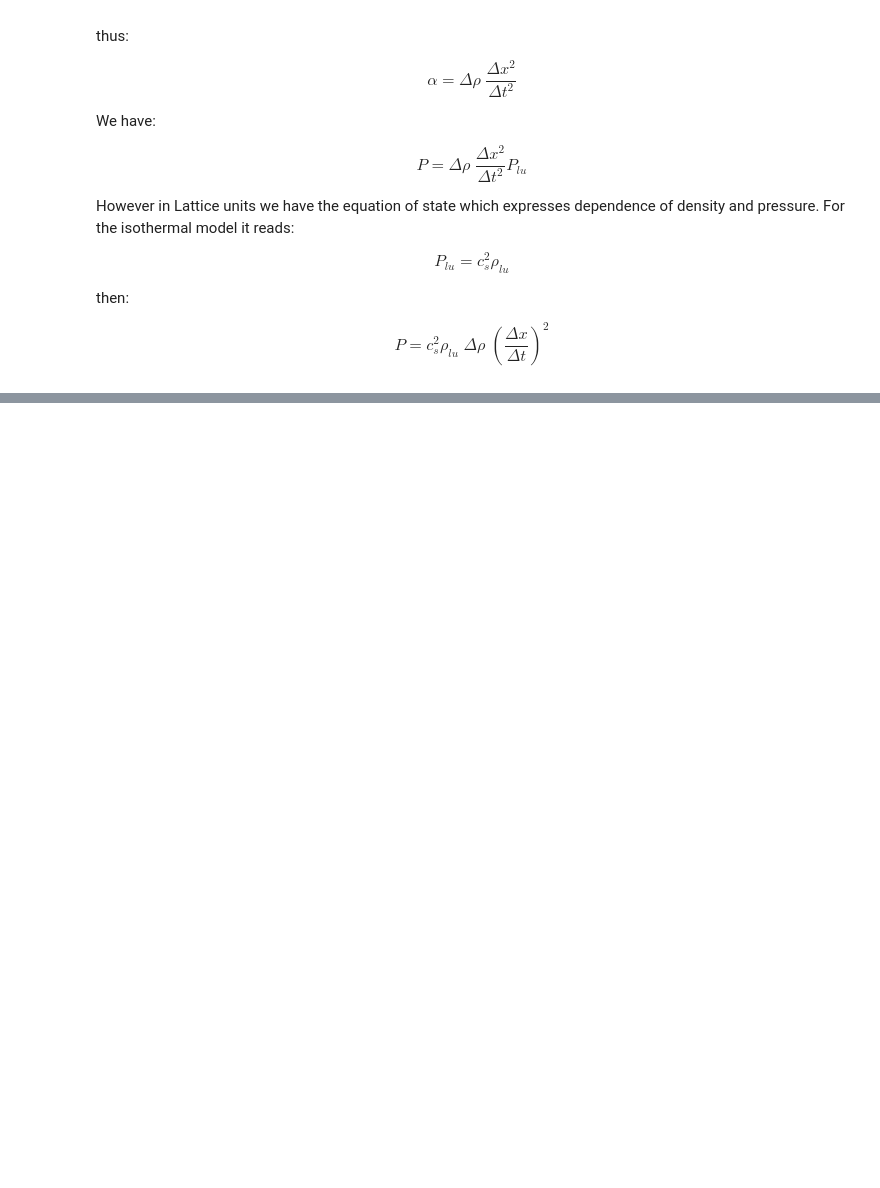
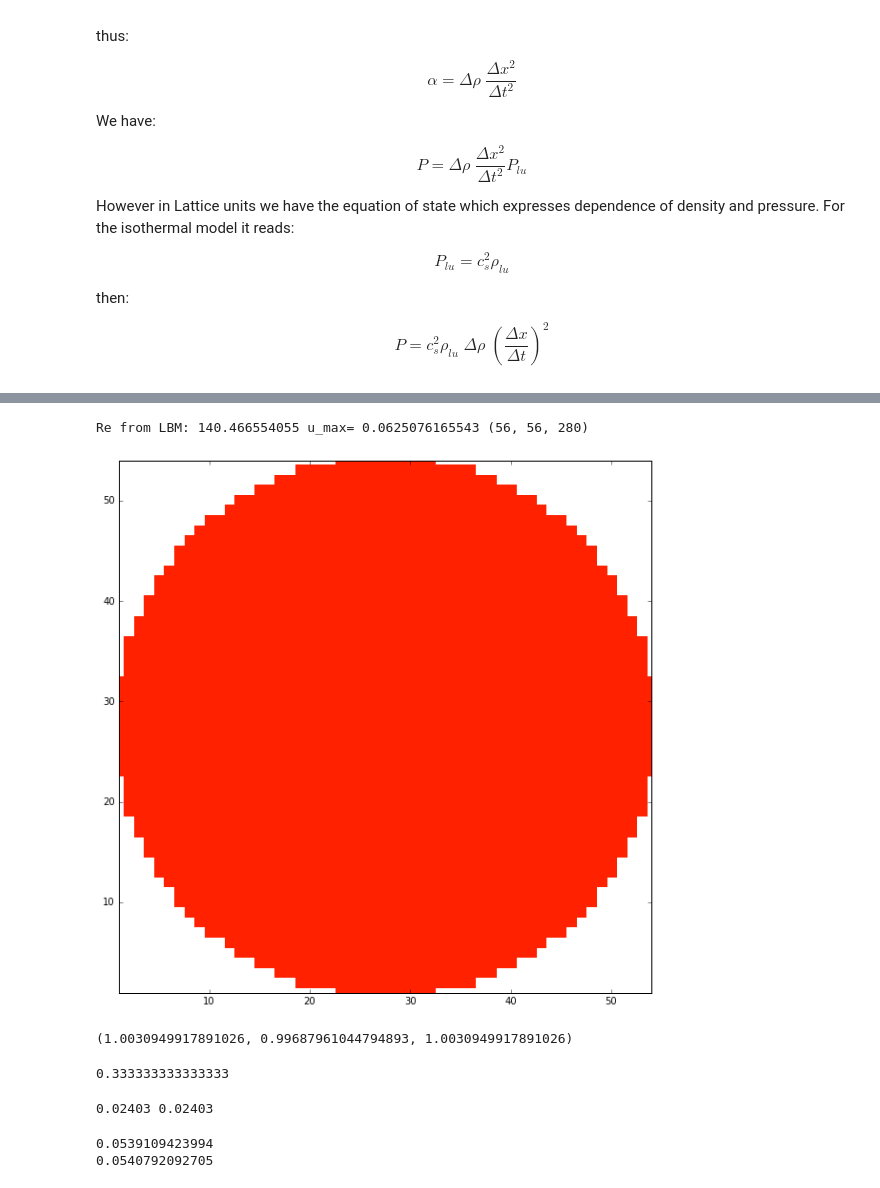
Before and after one commit to marcinofulus/LBM_tutorial, a Jupyter notebook: LBM_Units.ipynb, the cells around one changed output, grey strips where cells are left out. Cells and saved outputs as stored; diff of their text form; code cells hidden in the pictures; blank space fills up the shorter version.

```diff
--- a/LBM_Units.ipynb
+++ b/LBM_Units.ipynb
@@ -122,0 +335,3 @@ $$  \nu_{lb}= \frac{\Delta t}{\Delta x^2}  \nu$$
+# %%
+vx,vy,vz = ctrl.master.runner._sim.vx,ctrl.master.runner._sim.vy,ctrl.master.runner._sim.vz
+rho = ctrl.master.runner._sim.rho
@@ -122,0 +344,4 @@ $$  \nu_{lb}= \frac{\Delta t}{\Delta x^2}  \nu$$
+# %%
+# mask nonfluid nodes
+rho[ctrl.master.runner._subdomain.fluid_map()==False]=np.nan
+vx[ctrl.master.runner._subdomain.fluid_map()==False]=np.nan
@@ -122,0 +388,46 @@ $$  \nu_{lb}= \frac{\Delta t}{\Delta x^2}  \nu$$
+# %%
+print "Re from LBM:",np.nanmax(vx[:,:,:])*(ny-2)/visc,"u_max=",np.nanmax(vx[:,:,:]),vx.shape
+# %% [output]
+Re from LBM: 140.466554055 u_max= 0.0625076165543 (56, 56, 280)
+# %%
+%matplotlib inline
+import matplotlib.pyplot as plt
+from ipywidgets.widgets import interact, interactive, fixed
+from ipywidgets import widgets
+nz,ny,nx = vx.shape
+Y,X = np.mgrid[0:ny,0:nx]
+
+@interact(zi=widgets.IntSlider(min=0,max=(nx-1)),\
+          figsize=widgets.IntSlider(min=0,max=20,value=10) )
+
+def g(zi,figsize):
+    plt.figure(figsize=(figsize,float(nz)/ny*figsize))
+    plt.xlim(1,ny-2)
+    plt.ylim(1,nz-2)
+    #plt.imshow(vx[:,:,zi],origin='top',vmin=0.0,vmax=0.05,interpolation='nearest')
+    plt.imshow(rho[:,:,zi],origin='top',vmin=np.nanmin(rho),vmax=np.nanmax(rho),interpolation='nearest')
+    plt.show()
+# %% [output]
+[figure, added]
+# %%
+np.nanmax(rho),np.nanmin(rho),np.nanmax(rho)
+# %% [output]
+(1.0030949917891026, 0.99687961044794893, 1.0030949917891026)
+# %%
+ctrl.master.sim.grid.cssq.n()
+# %% [output]
+0.333333333333333
+# %%
+mu = ctrl.master.runner.config.visc
+print mu,visc
+# %% [output]
+0.02403 0.02403
+# %%
+dx=100
+x0 = 123
+cs2 =1/3.
+print cs2/(4*mu)*(rho[nz/2,ny/2,150]-rho[nz/2,ny/2,150+dx])/dx* ((ny-2)/2)**2
+print np.nanmax( vx[nz/2,ny/2,150])
+# %% [output]
+0.0539109423994
+0.0540792092705
```
Also changed, not shown: parts of 40 cells of this notebook, 9 other files.
